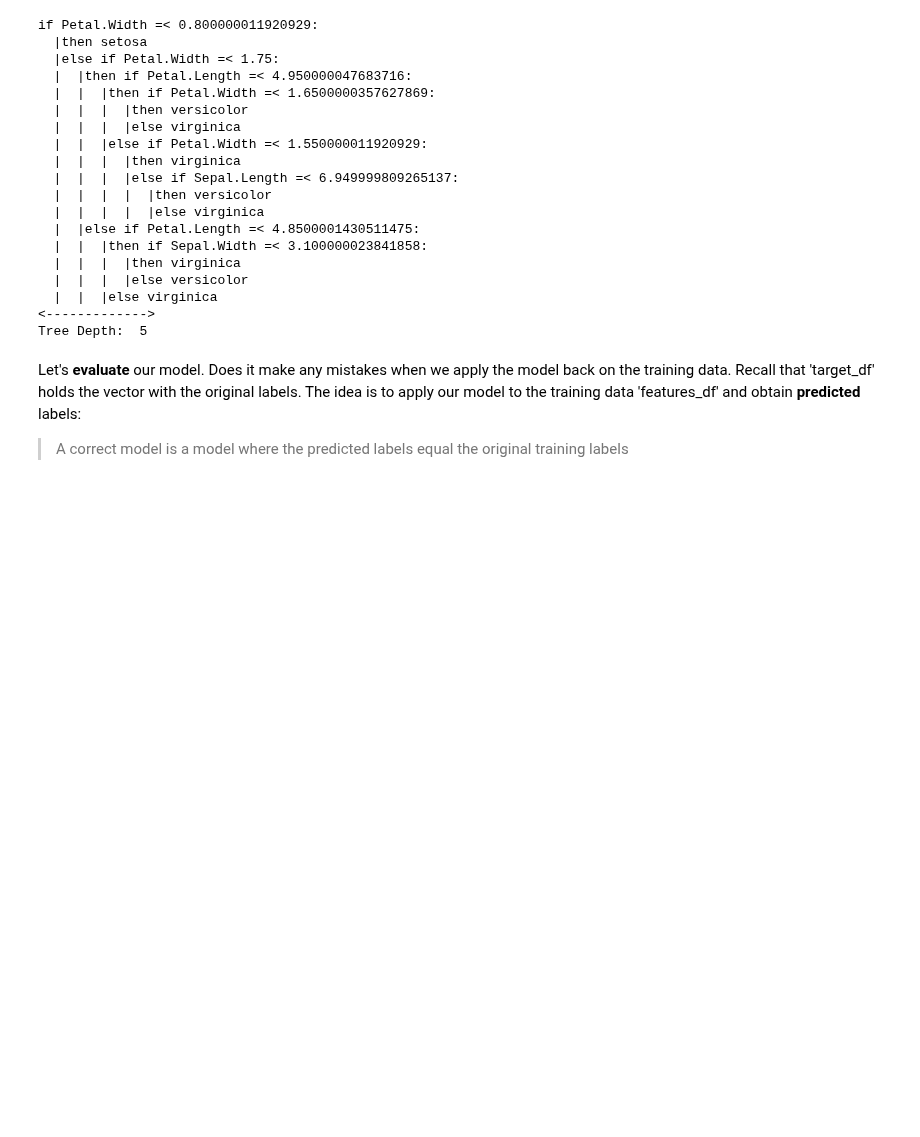
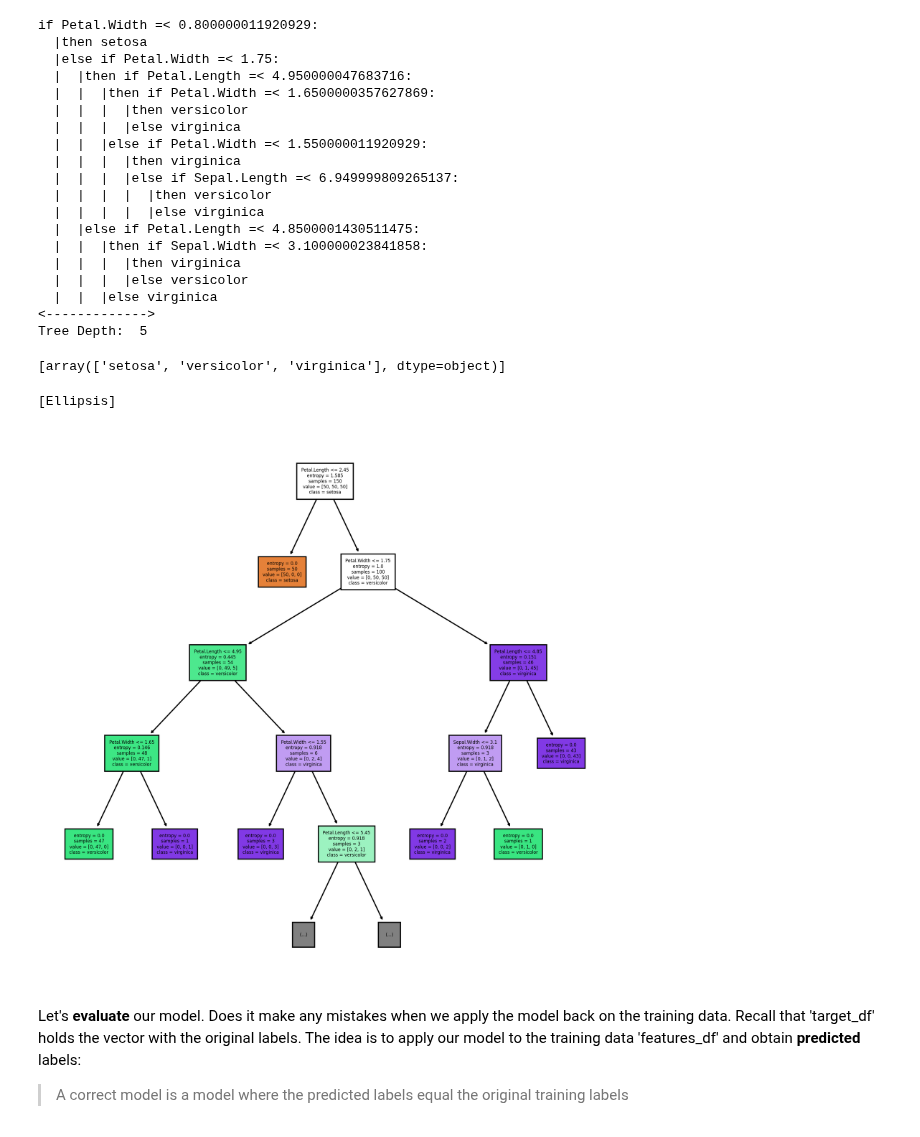
Before and after one commit to IndraniMandal/CSC310-S20, a Jupyter notebook: 07_machine_learning_basics_2.ipynb, the cells around one changed output. Saved outputs shown, nothing was run; the diff lists cells and outputs as text; code cells hidden in the pictures; blank space fills up the shorter version.

```diff
--- a/07_machine_learning_basics_2.ipynb
+++ b/07_machine_learning_basics_2.ipynb
@@ -100,6 +100,23 @@ if Petal.Width =< 0.800000011920929:
   |  |  |else virginica
 <------------->
 Tree Depth:  5
+# %%
+target_df['Species'].unique()
+# %% [output]
+[array(['setosa', 'versicolor', 'virginica'], dtype=object)]
+# %%
+# Visualize the decision tree model
+import matplotlib.pyplot as plt  # visualization library
+from sklearn.tree import plot_tree
+fig, axes = plt.subplots(1, 1, figsize=(9, 9), dpi=300)
+plot_tree(dtree, fontsize=4, filled=True,
+               max_depth=4,
+               feature_names= features_df.columns,
+               class_names= list(target_df['Species'].unique()))
+[...]
+# %% [output]
+[Ellipsis]
+[figure, added]
 # %% [markdown]
 Let's **evaluate** our model.  Does it make any mistakes when we apply the model back on the training data.  Recall that 'target_df' holds the vector with the original labels.  The idea is to apply our model to the training data 'features_df' and obtain **predicted** labels:
 
```
Also changed, not shown: parts of 2 cells of this notebook.
